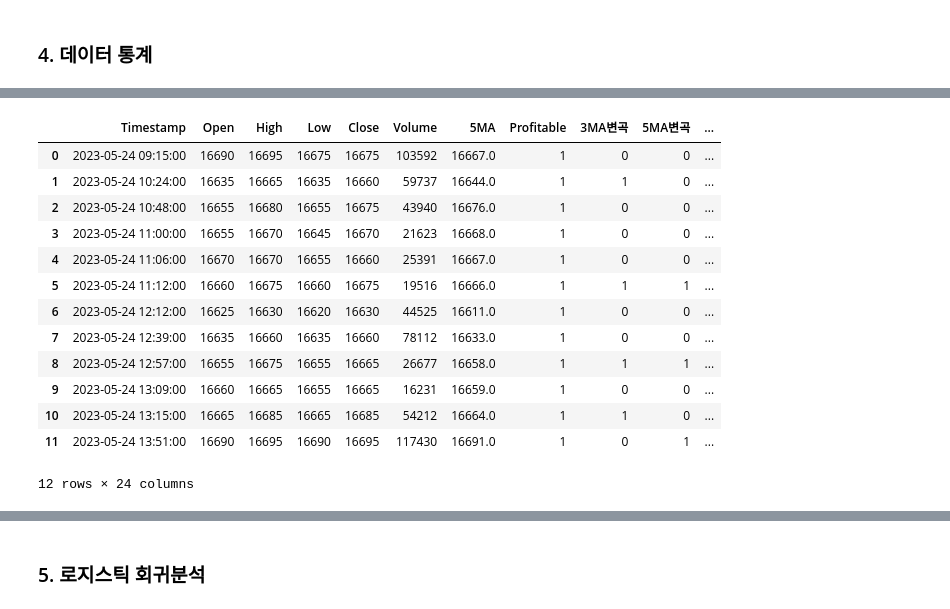
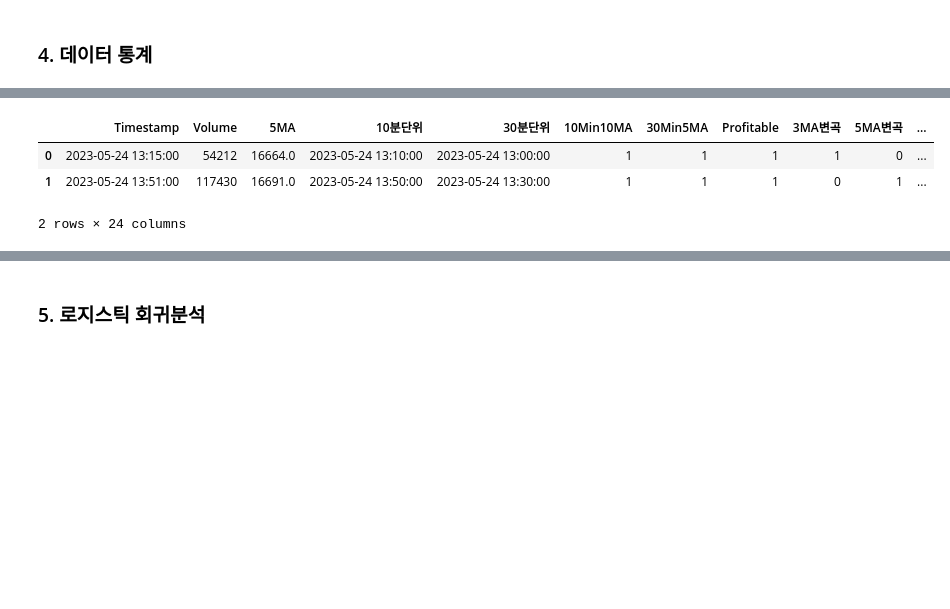
Before and after one commit to dongzooo/Quant-with-py, a Jupyter notebook: 캔들데이터 분석/3분봉5이평_변곡_통계분석.ipynb, the cells around one changed output, grey strips where cells are left out. Saved outputs shown, nothing was run; the diff lists cells and outputs as text; code cells hidden in the pictures; blank space fills up the shorter version.

```diff
--- a/캔들데이터 분석/3분봉5이평_변곡_통계분석.ipynb
+++ b/캔들데이터 분석/3분봉5이평_변곡_통계분석.ipynb
@@ -116,0 +130,15 @@ df3Min
+# %%
+#3,10,30분봉과 1분봉 시계열 시작 맞추기
+df1Min['Timestamp'].iloc[0]
+df3Min = df3Min[df3Min['Timestamp'] >= df1Min['Timestamp'].iloc[0]]
+df3Min = df3Min.reset_index(drop=True)
+
+df10Min = df10Min[df10Min['Timestamp'] >= df1Min['Timestamp'].iloc[0]]
+df10Min['10MA우상향'] = df10Min['10MA'].pct_change().apply(lambda x: 1 if x >= 0 else 0)
+df10Min = df10Min.reset_index(drop=True)
+
+df30Min = df30Min[df30Min['Timestamp'] >= df1Min['Timestamp'].iloc[0]]
+df30Min['5MA우상향'] = df30Min['5MA'].pct_change().apply(lambda x: 1 if x > 0 else 0)
+df30Min = df30Min.reset_index(drop=True)
+
+df10Min
@@ -192 +310,11 @@ def findInflection(n, df, col_name):
     return turning_points
+# %%
+# 변곡발생만 검색
+def findInflection(n, df, col_name):
+    turning_points = []
+    start_num = n + 1
+    for i in range(start_num, len(df)):
+      # 변곡 발생
+      if (df[col_name].iloc[i] > df[col_name].iloc[i - 1] <= df[col_name].iloc[i - 2]):
+              turning_points.append(i)
+    return turning_points
@@ -193,6 +323,7 @@ def findInflection(n, df, col_name):
 # %%
 #수익이나는 인덱스 조사
-turning_points = findInflection(5,df3Min,"5MA")
+turning_points = buyFindInflection(5,df3Min,"5MA")
+
 #데이터프레임에 수익여부 넣기
 df3Min_Infection = pd.DataFrame(columns=df3Min.columns)
 df3Min_Infection = df3Min
@@ -207,8 +338,8 @@ df3Min_Infection[df3Min_Infection['Profitable'] == 1]
 df3Min_Infection['Timestamp'] = pd.to_datetime(df3Min_Infection['Timestamp'], format="%y-%m-%d %H:%M:%S")
 df3Min_Infection = df3Min_Infection[df3Min_Infection['Timestamp'].dt.strftime('%H:%M:%S') <= target_time]
 df3Min_Infection = df3Min_Infection.reset_index(drop=True)
-df3Min_Infection.tail()
 
-# count = df3Min_Infection['Profitable'].value_counts()[1]
-# print(count)
+df3Min_Infection[df3Min_Infection['Profitable']==1]
+count = df3Min_Infection['Profitable'].value_counts()[1]
+print(count)
 # %% [output]
@@ -345,9 +472,7 @@ df3Min_Infection['60MA우상향'] = 0
 df3Min_Infection.loc[df3Min_Infection['Timestamp'].isin(df1Min.loc[df1Min['60MA우상향'] > 0, 'Timestamp']), '60MA우상향'] = 1
 
 # #불필요한 데이터 삭제
-# df3Min_Infection.drop(labels=['Open','High','Low','Close'],axis=1,inplace=True)
+df3Min_Infection.drop(labels=['Open','High','Low','Close'],axis=1,inplace=True)
 
 #결측치 제거
 df3Min_Infection.fillna(0, inplace=True)
-
-df3Min_Infection.tail()
@@ -394,29 +501,19 @@ df_profitable_1.tail()
 # %%
 # df3Min_Infection.columns
 # 필요한 컬럼 선택
 columns = ['3MA변곡', '5MA변곡', '10MA변곡',
        '20MA변곡','60MA변곡', '2VMA변곡', '5VMA변곡', '10VMA변곡', '20VMA변곡','60VMA변곡', 'VolumeChange',
        '3MA우상향', '5MA우상향', '10MA우상향', '20MA우상향','60MA우상향']
 
 # 'Profitable'이 1인 경우의 데이터프레임 추출
 df_profitable_1 = df3Min_Infection[df3Min_Infection['Profitable'] == 1]
 df_profitable_1 = df_profitable_1.reset_index(drop=True)
-df_profitable_1
+df_profitable_1.tail()
 # %% [output]
-|  | Timestamp | Open | High | Low | Close | Volume | 5MA | Profitable | 3MA변곡 | 5MA변곡 | ... |
-| 0 | 2023-05-24 09:15:00 | 16690 | 16695 | 16675 | 16675 | 103592 | 16667.0 | 1 | 0 | 0 | ... |
-| 1 | 2023-05-24 10:24:00 | 16635 | 16665 | 16635 | 16660 | 59737 | 16644.0 | 1 | 1 | 0 | ... |
-| 2 | 2023-05-24 10:48:00 | 16655 | 16680 | 16655 | 16675 | 43940 | 16676.0 | 1 | 0 | 0 | ... |
-| 3 | 2023-05-24 11:00:00 | 16655 | 16670 | 16645 | 16670 | 21623 | 16668.0 | 1 | 0 | 0 | ... |
-| 4 | 2023-05-24 11:06:00 | 16670 | 16670 | 16655 | 16660 | 25391 | 16667.0 | 1 | 0 | 0 | ... |
-| 5 | 2023-05-24 11:12:00 | 16660 | 16675 | 16660 | 16675 | 19516 | 16666.0 | 1 | 1 | 1 | ... |
-| 6 | 2023-05-24 12:12:00 | 16625 | 16630 | 16620 | 16630 | 44525 | 16611.0 | 1 | 0 | 0 | ... |
-| 7 | 2023-05-24 12:39:00 | 16635 | 16660 | 16635 | 16660 | 78112 | 16633.0 | 1 | 0 | 0 | ... |
-| 8 | 2023-05-24 12:57:00 | 16655 | 16675 | 16655 | 16665 | 26677 | 16658.0 | 1 | 1 | 1 | ... |
-| 9 | 2023-05-24 13:09:00 | 16660 | 16665 | 16655 | 16665 | 16231 | 16659.0 | 1 | 0 | 0 | ... |
-| 10 | 2023-05-24 13:15:00 | 16665 | 16685 | 16665 | 16685 | 54212 | 16664.0 | 1 | 1 | 0 | ... |
-| 11 | 2023-05-24 13:51:00 | 16690 | 16695 | 16690 | 16695 | 117430 | 16691.0 | 1 | 0 | 1 | ... |
+|  | Timestamp | Volume | 5MA | 10분단위 | 30분단위 | 10Min10MA | 30Min5MA | Profitable | 3MA변곡 | 5MA변곡 | ... |
+| 0 | 2023-05-24 13:15:00 | 54212 | 16664.0 | 2023-05-24 13:10:00 | 2023-05-24 13:00:00 | 1 | 1 | 1 | 1 | 0 | ... |
+| 1 | 2023-05-24 13:51:00 | 117430 | 16691.0 | 2023-05-24 13:50:00 | 2023-05-24 13:30:00 | 1 | 1 | 1 | 0 | 1 | ... |
-12 rows × 24 columns
+2 rows × 24 columns
 # %%
 # 컬럼별로 퍼센트 계산
 percentages = []
```
Also changed, not shown: parts of 30 cells of this notebook.
